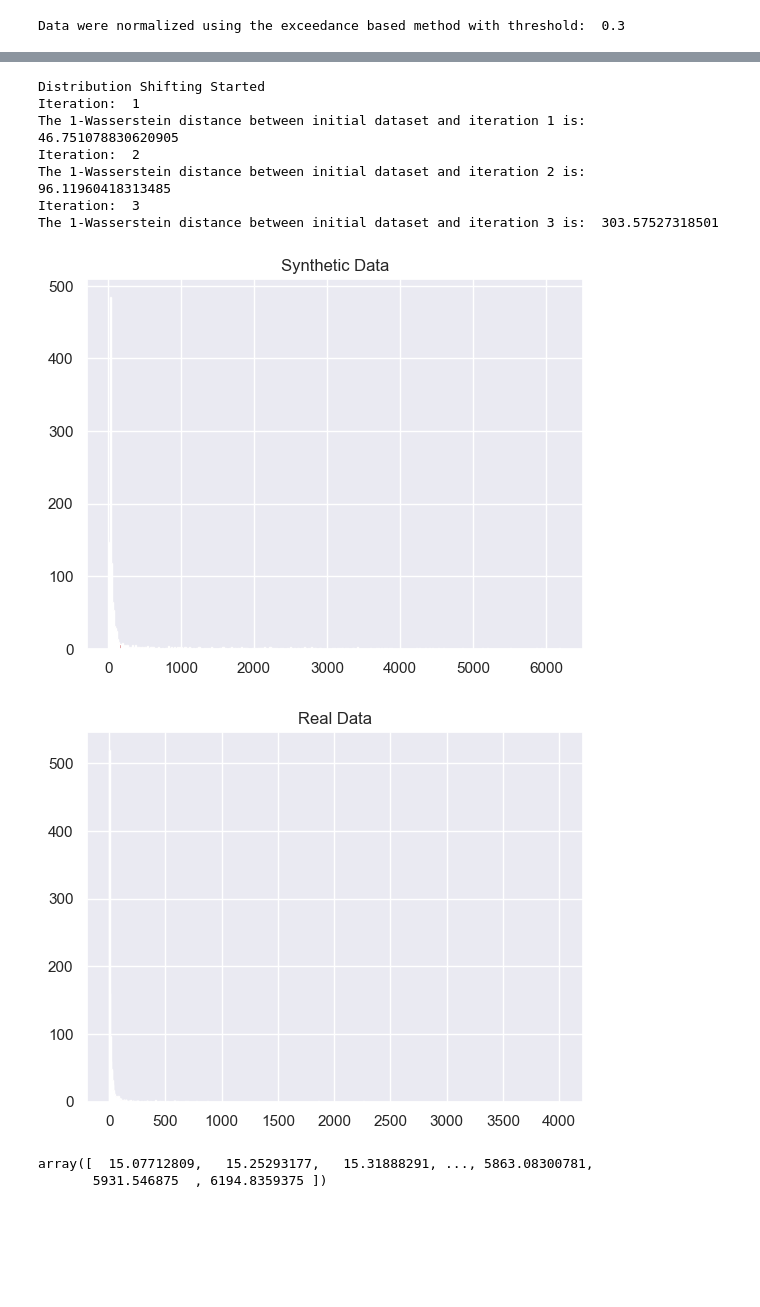
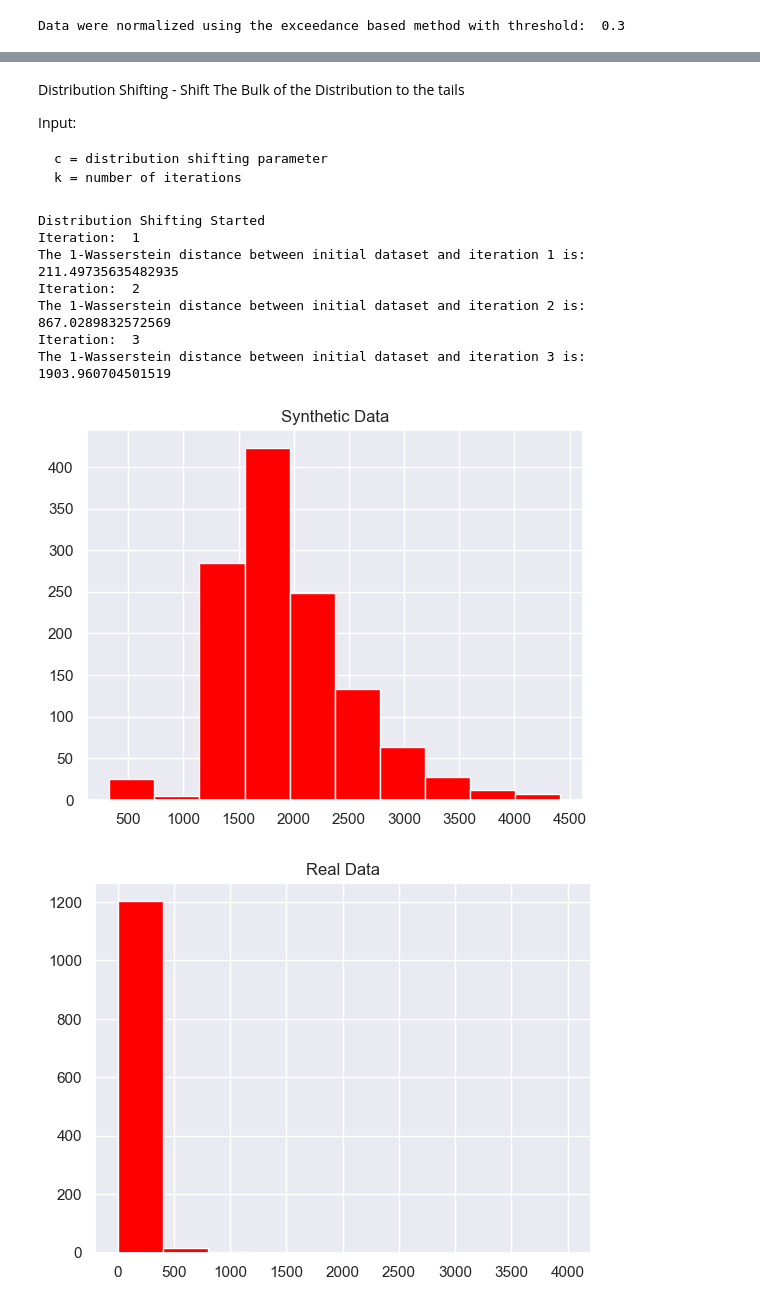
Before and after one commit to HarisVossos/GANs_Extreme_Realistic_Samples, a Jupyter notebook: Sandbox.ipynb, the cells around one changed output, grey strips where cells are left out. Cells and saved outputs as stored; diff of their text form; code cells hidden in the pictures; blank space fills up the shorter version.

```diff
--- a/Sandbox.ipynb
+++ b/Sandbox.ipynb
@@ -61,7 +122,7 @@ class pipeline:
 pipe = pipeline(tropical_dataset,
                normalization_threshold = 0.3,
                model = 'DCGAN',
-               epochs = 200,
+               epochs = 150,
                batch_size = 128,
                Gloss_function= nn.L1Loss,
                Dloss_function= nn.L1Loss)
@@ -79,17 +148,25 @@ The best batch size is 64 with a 1-Wasserstein distance of 37.2676
+# %% [markdown]
+Distribution Shifting - Shift The Bulk of the Distribution to the tails
+
+Input:
+
+    c = distribution shifting parameter
+    k = number of iterations
 # %%
-dist_shifting_parameter = 0.7
+dist_shifting_parameter = 0.3
 iterations = 3
 
-pipe.Distribution_Shifting(c = dist_shifting_parameter,k = iterations)
+synth_data = pipe.Distribution_Shifting(c = dist_shifting_parameter,k = iterations)
 # %% [output]
 Distribution Shifting Started
 Iteration:  1
-The 1-Wasserstein distance between initial dataset and iteration 1 is:  46.751078830620905
+The 1-Wasserstein distance between initial dataset and iteration 1 is:  211.49735635482935
 Iteration:  2
-The 1-Wasserstein distance between initial dataset and iteration 2 is:  96.11960418313485
+The 1-Wasserstein distance between initial dataset and iteration 2 is:  867.0289832572569
 Iteration:  3
-The 1-Wasserstein distance between initial dataset and iteration 3 is:  303.57527318501
+The 1-Wasserstein distance between initial dataset and iteration 3 is:  1903.960704501519
-[figure, removed]
-[figure, removed]
-array([  15.07712809,   15.25293177,   15.31888291, ..., 5863.08300781,
-       5931.546875  , 6194.8359375 ])
+# %%
+pipe.plot_distribution_shifting_hist()
+# %% [output]
+[figure, added]
+[figure, added]
```
Also changed, not shown: parts of 17 cells of this notebook, 2 other files.
